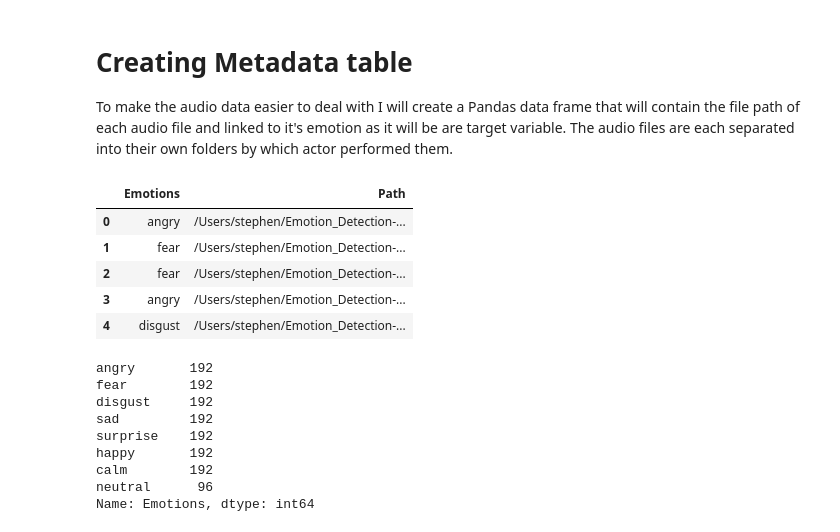
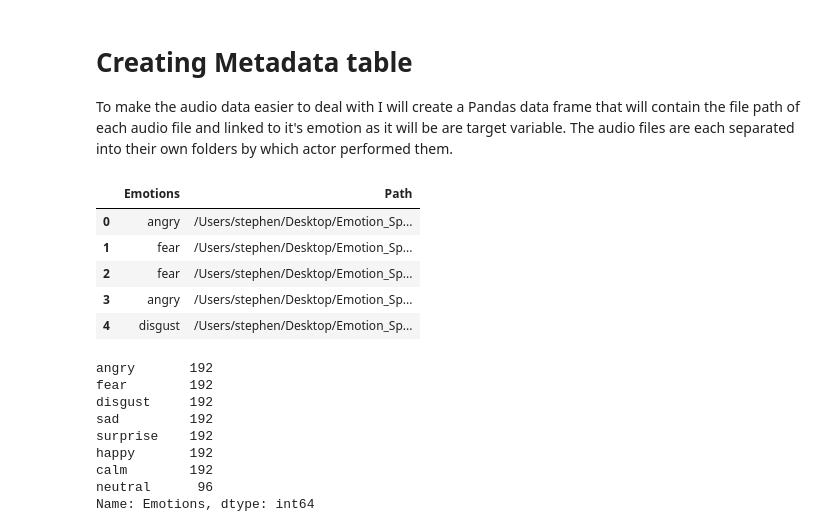
Before and after one commit to Jyve00/Emotion_Speech_Detection, a Jupyter notebook: notebooks/EDA.ipynb, the cells around one changed output. Saved outputs shown, nothing was run; the diff lists cells and outputs as text; code cells hidden in the pictures.

```diff
--- a/notebooks/EDA.ipynb
+++ b/notebooks/EDA.ipynb
@@ -46,36 +46,36 @@ import IPython.display as ipd
 
 To make the audio data easier to deal with I will create a Pandas data frame that will contain the file path of each audio file and linked to it's emotion as it will be are target variable. The audio files are each separated into their own folders by which actor performed them.
 # %%
-Ravdess = '/Users/stephen/Emotion_Detection-/data/RAVDESS/'
+Ravdess = '/Users/stephen/Desktop/Emotion_Speech_Detection/data/RAVDESS/'
 
 ravdess_directory_list = os.listdir(Ravdess)
 
 file_emotion = []
 file_path = []
 for dir in ravdess_directory_list:
     # as their are 20 different actors in our previous directory we need to extract files for each actor.
     actor = os.listdir(Ravdess + dir)
     for file in actor:
         part = file.split('.')[0]
         part = part.split('-')
         # third part in each file represents the emotion associated to that file.
         file_emotion.append(int(part[2]))
         file_path.append(Ravdess + dir + '/' + file)
 
 # dataframe for emotion of files
 emotion_df = pd.DataFrame(file_emotion, columns=['Emotions'])
 
 # dataframe for path of files.
 path_df = pd.DataFrame(file_path, columns=['Path'])
 Ravdess_df = pd.concat([emotion_df, path_df], axis=1)
 
 # changing integers to actual emotions.
 Ravdess_df.Emotions.replace({1:'neutral', 2:'calm', 3:'happy', 4:'sad', 5:'angry', 6:'fear', 7:'disgust', 8:'surprise'}, inplace=True)
 Ravdess_df.head()
 # %% [output]
 |  | Emotions | Path |
-| 0 | angry | /Users/stephen/Emotion_Detection-... |
-| 1 | fear | /Users/stephen/Emotion_Detection-... |
-| 2 | fear | /Users/stephen/Emotion_Detection-... |
-| 3 | angry | /Users/stephen/Emotion_Detection-... |
-| 4 | disgust | /Users/stephen/Emotion_Detection-... |
+| 0 | angry | /Users/stephen/Desktop/Emotion_Sp... |
+| 1 | fear | /Users/stephen/Desktop/Emotion_Sp... |
+| 2 | fear | /Users/stephen/Desktop/Emotion_Sp... |
+| 3 | angry | /Users/stephen/Desktop/Emotion_Sp... |
+| 4 | disgust | /Users/stephen/Desktop/Emotion_Sp... |
```
Also changed, not shown: parts of 15 cells of this notebook, 2 other files.
